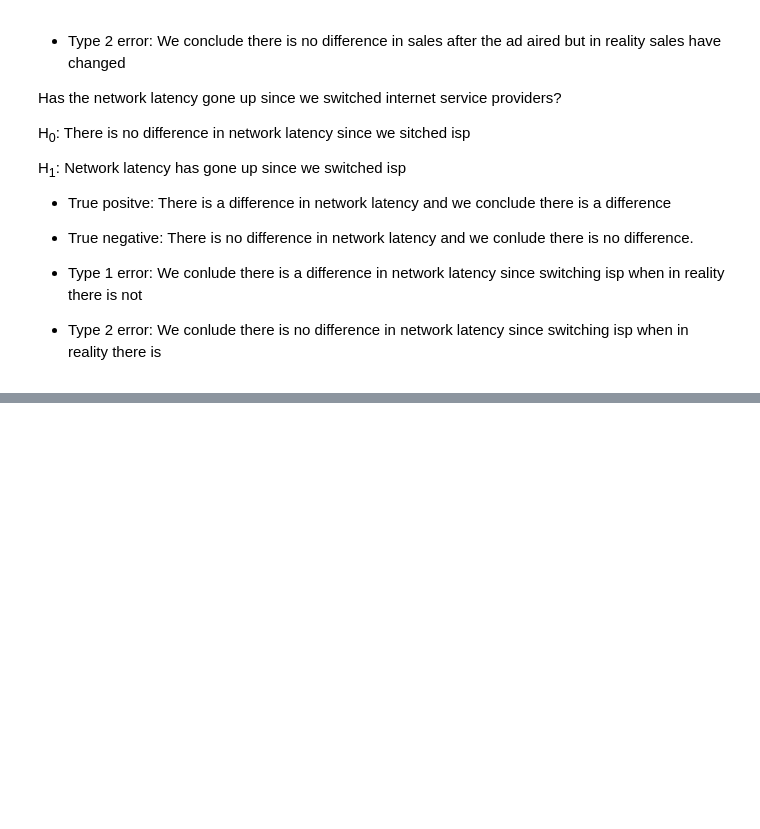
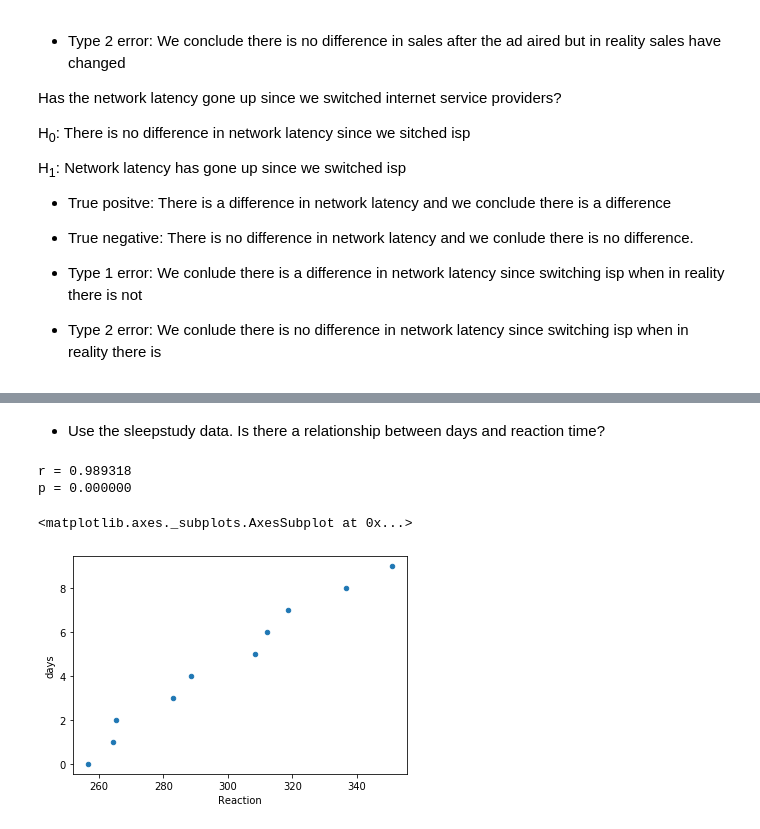
Before and after one commit to davidtenorio1/statistics-exercises, a Jupyter notebook: hypothesis_testing.ipynb, the cells around one changed output, grey strips where cells are left out. Drawn from its saved outputs; the diff is of its cells as text; code cells hidden in the pictures; blank space fills up the shorter version.

```diff
--- a/hypothesis_testing.ipynb
+++ b/hypothesis_testing.ipynb
@@ -55,0 +213,17 @@ H<sub>1</sub>: Network latency has gone up since we switched isp
+# %% [markdown]
+- Use the sleepstudy data. Is there a relationship between days and reaction time?
+# %%
+sleep = data("sleepstudy")
+sleep = pd.DataFrame(sleep)
+sleep['days'] = sleep.Days
+sleep = sleep.groupby(['Days']).mean()
+r,p = stats.pearsonr(sleep.Reaction, sleep.days)
+print(f'r = {r:f}')
+print(f'p = {p:f}')
+sleep.plot.scatter('Reaction', 'days')
+#Yes, there is a very strong correlation between reaction time and days.
+# %% [output]
+r = 0.989318
+p = 0.000000
+<matplotlib.axes._subplots.AxesSubplot at 0x...>
+[figure, added]
```
Also changed, not shown: parts of 31 cells of this notebook.
